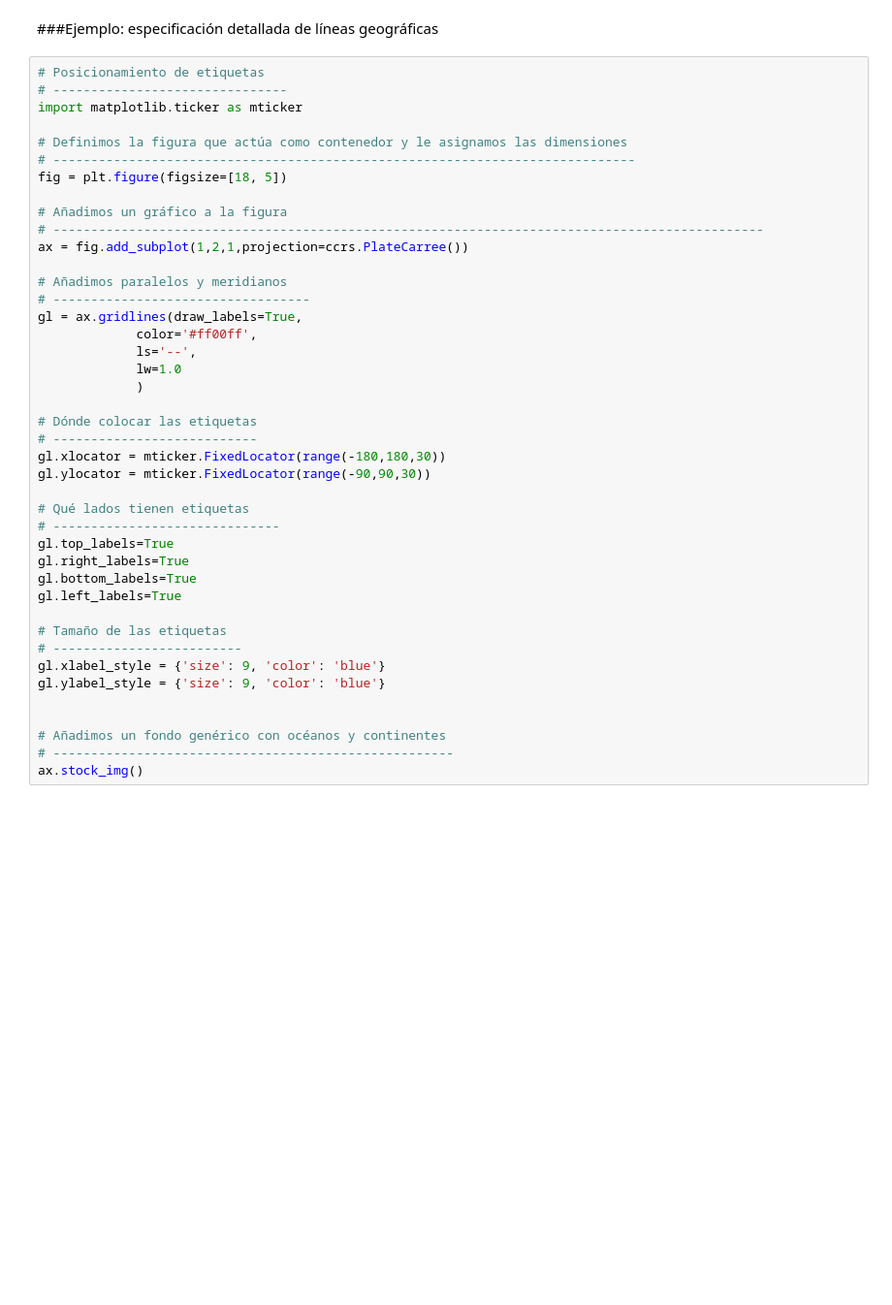
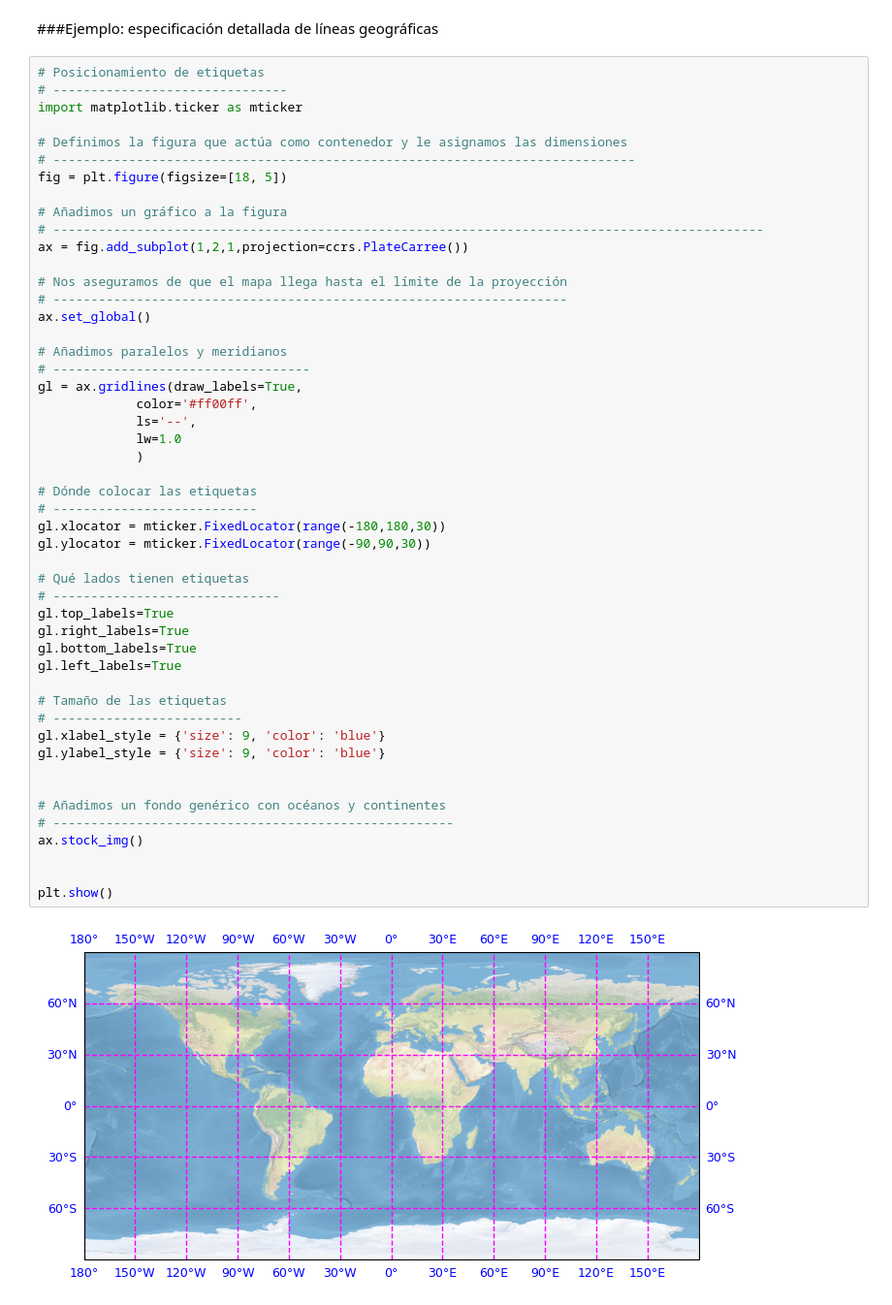
Before and after one commit to waveology/kitchen, a Jupyter notebook: introduccion_cartopy.ipynb, the cells around one changed output. Shown at 97% size. Cells and saved outputs as stored; diff of their text form; blank space fills up the shorter version.

```diff
--- a/introduccion_cartopy.ipynb
+++ b/introduccion_cartopy.ipynb
@@ -151,33 +187,42 @@ fig = plt.figure(figsize=[18, 5])
 # Añadimos un gráfico a la figura
 # ----------------------------------------------------------------------------------------------
 ax = fig.add_subplot(1,2,1,projection=ccrs.PlateCarree())
+
+# Nos aseguramos de que el mapa llega hasta el límite de la proyección
+# --------------------------------------------------------------------
+ax.set_global()
 
 # Añadimos paralelos y meridianos
 # ----------------------------------
 gl = ax.gridlines(draw_labels=True,
              color='#ff00ff',
              ls='--',
              lw=1.0
              )
 
 # Dónde colocar las etiquetas
 # ---------------------------
 gl.xlocator = mticker.FixedLocator(range(-180,180,30))
 gl.ylocator = mticker.FixedLocator(range(-90,90,30))
 
 # Qué lados tienen etiquetas
 # ------------------------------
 gl.top_labels=True
 gl.right_labels=True
 gl.bottom_labels=True
 gl.left_labels=True
 
 # Tamaño de las etiquetas
 # -------------------------
 gl.xlabel_style = {'size': 9, 'color': 'blue'}
 gl.ylabel_style = {'size': 9, 'color': 'blue'}
 
 
 # Añadimos un fondo genérico con océanos y continentes
 # -----------------------------------------------------
 ax.stock_img()
+
+
+plt.show()
+# %% [output]
+[figure, added]
```
Also changed, not shown: parts of 23 cells of this notebook.
